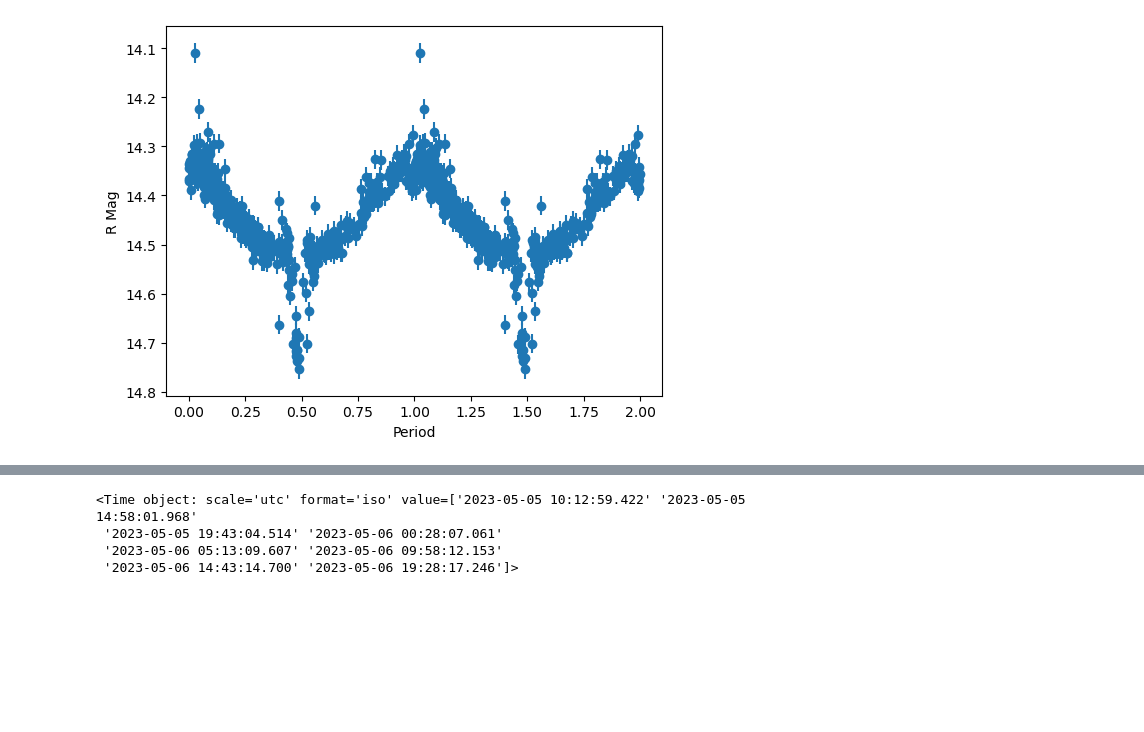
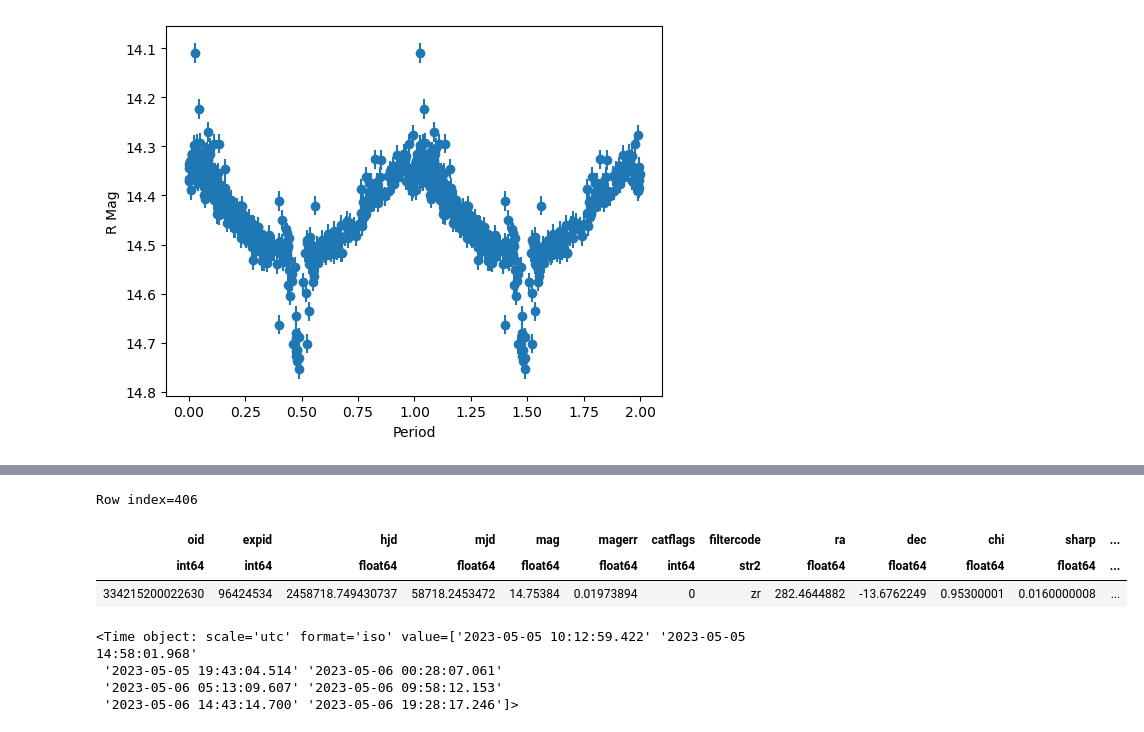
Before and after one commit to Hallflower20/palomar-project, a Jupyter notebook: planning/J184951.ipynb, the cells around one changed output, grey strips where cells are left out. Saved outputs shown, nothing was run; the diff lists cells and outputs as text; code cells hidden in the pictures; blank space fills up the shorter version.

```diff
--- a/planning/J184951.ipynb
+++ b/planning/J184951.ipynb
@@ -116,6 +116,12 @@ Table length=3
 | 334215200022630 | 96820262 | 2458722.706417179 | 58722.2026273 | 14.715215 | 0.0197459 | 0 | zr | 282.4644555 | -13.6762046 | 1.16900003 | -0.0240000002 | ... |
 # %%
 eclipsing = lightcurve_ztf[np.argmax(lightcurve_ztf["mag"])]
+eclipsing
+# %% [output]
+Row index=406
+| oid | expid | hjd | mjd | mag | magerr | catflags | filtercode | ra | dec | chi | sharp | ... |
+| int64 | int64 | float64 | float64 | float64 | float64 | int64 | str2 | float64 | float64 | float64 | float64 | ... |
+| 334215200022630 | 96424534 | 2458718.749430737 | 58718.2453472 | 14.75384 | 0.01973894 | 0 | zr | 282.4644882 | -13.6762249 | 0.95300001 | 0.0160000008 | ... |
 # %%
 primary_eclipse_time = Time(eclipsing["mjd"], format='mjd')
 orbital_period = ztf_p
```
Also changed, not shown: parts of 1 cell of this notebook, 6 other files.
